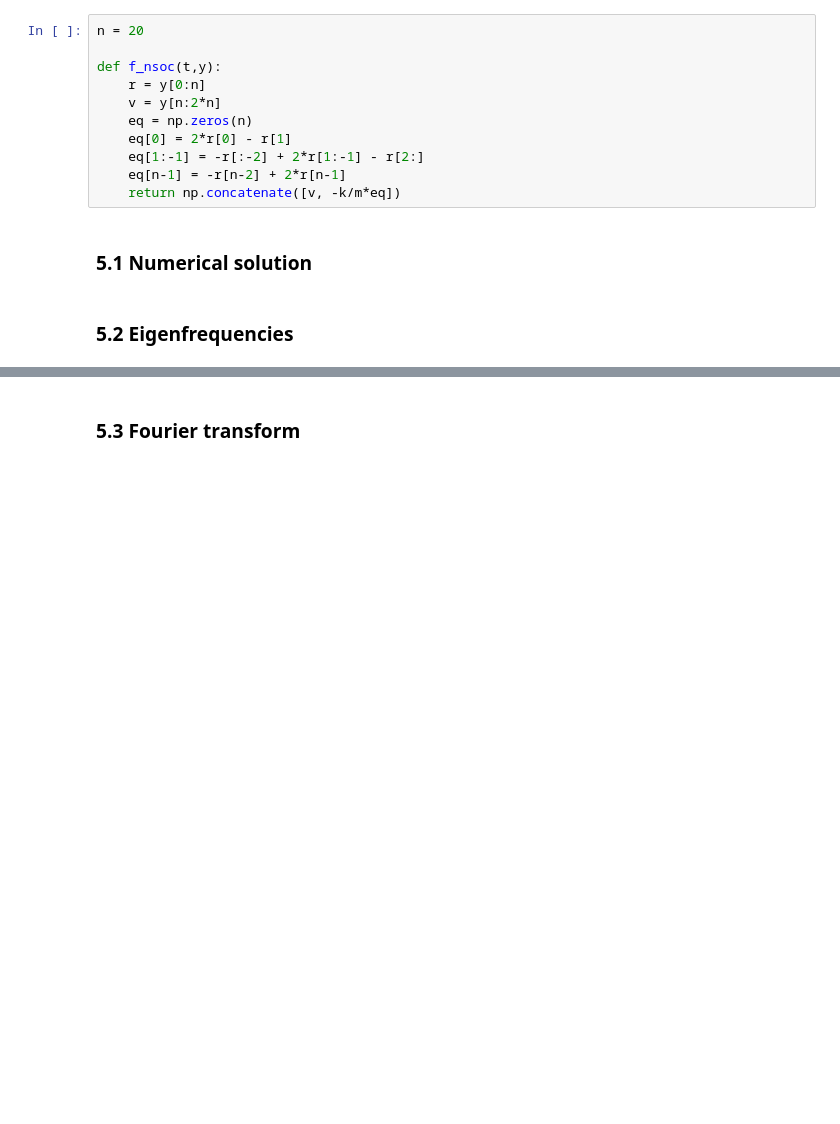
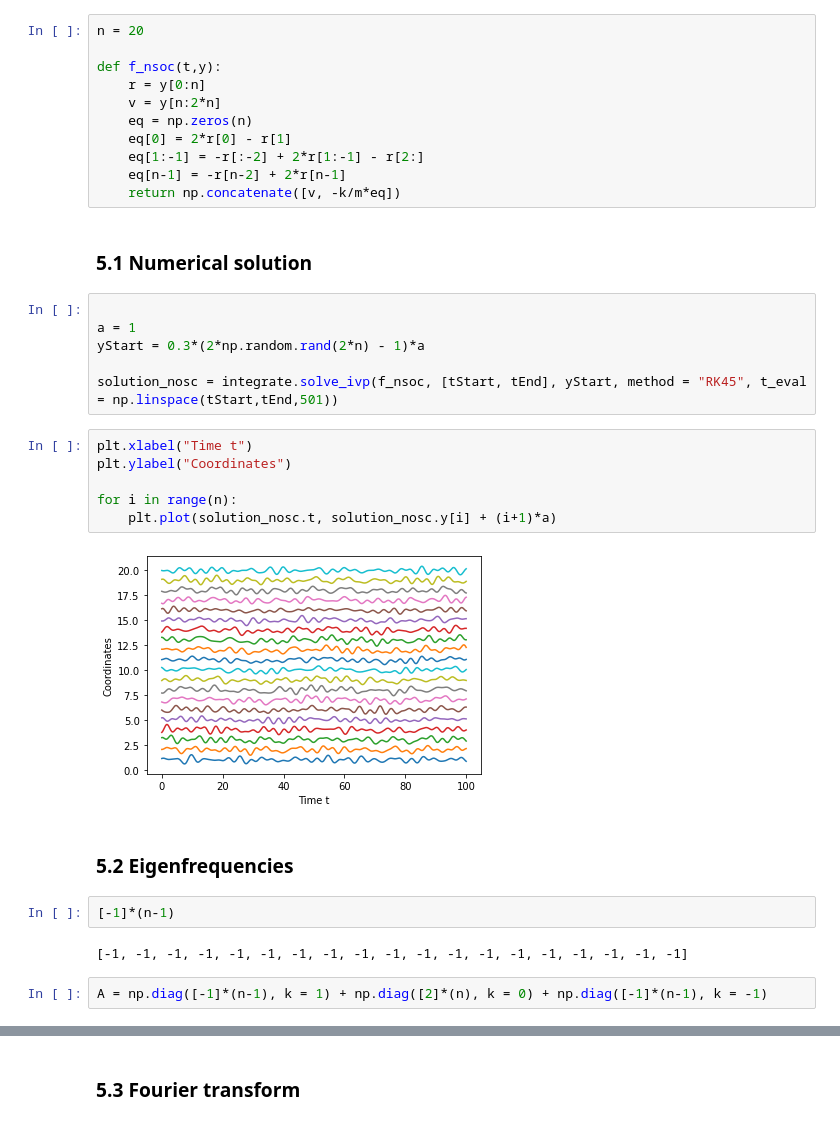
Before and after one commit to Xavier-ML/Computational-Physics-with-Python, a Jupyter notebook: 08_Eigenvalue_coupled_oscillators_template.ipynb, the cells around one changed output, grey strips where cells are left out. Drawn from its saved outputs; the diff is of its cells as text; blank space fills up the shorter version.

```diff
--- a/08_Eigenvalue_coupled_oscillators_template.ipynb
+++ b/08_Eigenvalue_coupled_oscillators_template.ipynb
@@ -426,5 +426,25 @@ def f_nsoc(t,y):
     return np.concatenate([v, -k/m*eq])
 # %% [markdown]
 ### 5.1 Numerical solution
+# %%
+
+a = 1
+yStart = 0.3*(2*np.random.rand(2*n) - 1)*a
+
+solution_nosc = integrate.solve_ivp(f_nsoc, [tStart, tEnd], yStart, method = "RK45", t_eval = np.linspace(tStart,tEnd,501))
+# %%
+plt.xlabel("Time t")
+plt.ylabel("Coordinates")
+
+for i in range(n):
+    plt.plot(solution_nosc.t, solution_nosc.y[i] + (i+1)*a)
+# %% [output]
+[figure, added]
 # %% [markdown]
 ### 5.2 Eigenfrequencies
+# %%
+[-1]*(n-1)
+# %% [output]
+[-1, -1, -1, -1, -1, -1, -1, -1, -1, -1, -1, -1, -1, -1, -1, -1, -1, -1, -1]
+# %%
+A = np.diag([-1]*(n-1), k = 1) + np.diag([2]*(n), k = 0) + np.diag([-1]*(n-1), k = -1)
```
Also changed, not shown: parts of 4 cells of this notebook.
